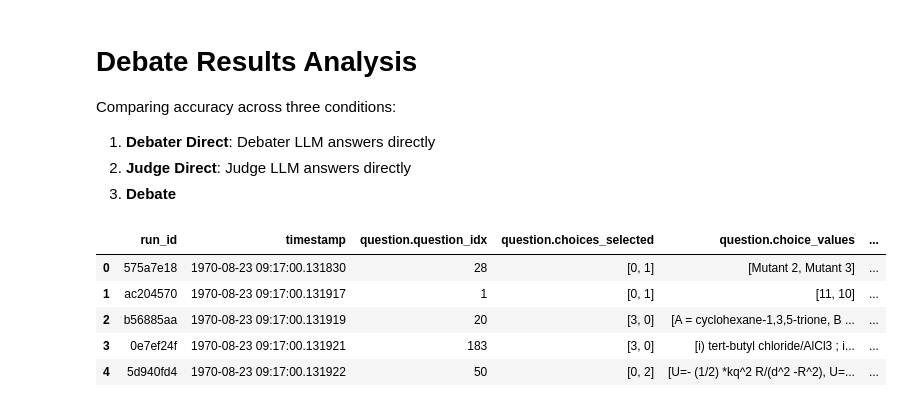
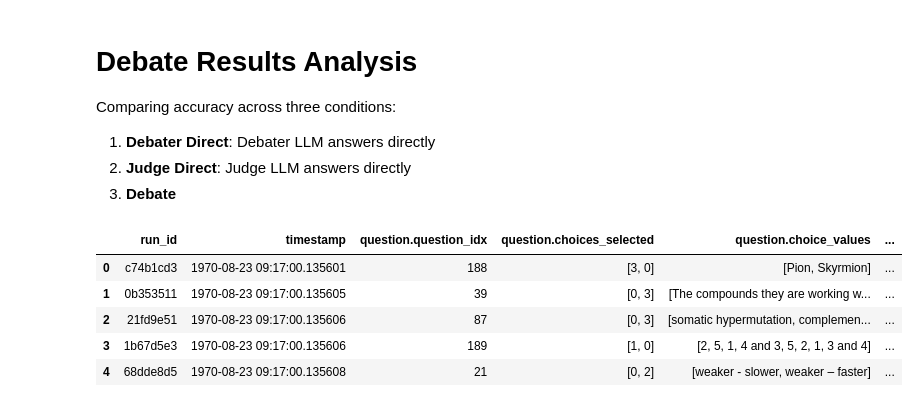
Before and after one commit to joshlevy89/llm_judge_debate, a Jupyter notebook: analyze_debate_results.ipynb, the cells around one changed output. Saved outputs shown, nothing was run; the diff lists cells and outputs as text; code cells hidden in the pictures.

```diff
--- a/analyze_debate_results.ipynb
+++ b/analyze_debate_results.ipynb
@@ -9,23 +9,18 @@ Comparing accuracy across three conditions:
 import json
 import pandas as pd
 # %%
-# results_file =  'parallel_debate_runs/run_20251017_171633/master_results.jsonl'
-# results_file = 'parallel_debate_runs/run_20251020_090651/master_results.jsonl'
-# results_file = 'parallel_debate_runs/run_20251020_093933/master_results.jsonl'
-# results_file = 'parallel_debate_runs/run_20251020_120358/master_results.jsonl'
-# results_file = 'parallel_debate_runs/run_20251020_121119/master_results.jsonl'
-results_file = 'parallel_debate_runs/run_20251020_131736/master_results.jsonl'
+# results_file = 'parallel_debate_runs/run_20251020_131736/master_results.jsonl'
+results_file = 'parallel_debate_runs/run_20251020_135407/master_results.jsonl'
 
 results_df = pd.json_normalize(pd.read_json(results_file, lines=True).to_dict('records'))
+results_df.head()
+# %% [output]
+|  | run_id | timestamp | question.question_idx | question.choices_selected | question.choice_values | ... |
+| 0 | c74b1cd3 | 1970-08-23 09:17:00.135601 | 188 | [3, 0] | [Pion, Skyrmion] | ... |
+| 1 | 0b353511 | 1970-08-23 09:17:00.135605 | 39 | [0, 3] | [The compounds they are working w... | ... |
+| 2 | 21fd9e51 | 1970-08-23 09:17:00.135606 | 87 | [0, 3] | [somatic hypermutation, complemen... | ... |
+| 3 | 1b67d5e3 | 1970-08-23 09:17:00.135606 | 189 | [1, 0] | [2, 5, 1, 4 and 3, 5, 2, 1, 3 and 4] | ... |
+| 4 | 68dde8d5 | 1970-08-23 09:17:00.135608 | 21 | [0, 2] | [weaker - slower, weaker – faster] | ... |
-# %%
-results_df.head()
-# %% [output]
-|  | run_id | timestamp | question.question_idx | question.choices_selected | question.choice_values | ... |
-| 0 | 575a7e18 | 1970-08-23 09:17:00.131830 | 28 | [0, 1] | [Mutant 2, Mutant 3] | ... |
-| 1 | ac204570 | 1970-08-23 09:17:00.131917 | 1 | [0, 1] | [11, 10] | ... |
-| 2 | b56885aa | 1970-08-23 09:17:00.131919 | 20 | [3, 0] | [A = cyclohexane-1,3,5-trione, B ... | ... |
-| 3 | 0e7ef24f | 1970-08-23 09:17:00.131921 | 183 | [3, 0] | [i) tert-butyl chloride/AlCl3 ; i... | ... |
-| 4 | 5d940fd4 | 1970-08-23 09:17:00.131922 | 50 | [0, 2] | [U=- (1/2) *kq^2 R/(d^2 -R^2), U=... | ... |
 # %%
 correct_cols = results_df.filter(like='correct').drop(columns='question.is_correct')
 accuracies = pd.DataFrame({
```
Also changed, not shown: parts of 3 cells of this notebook, 1 other file.
